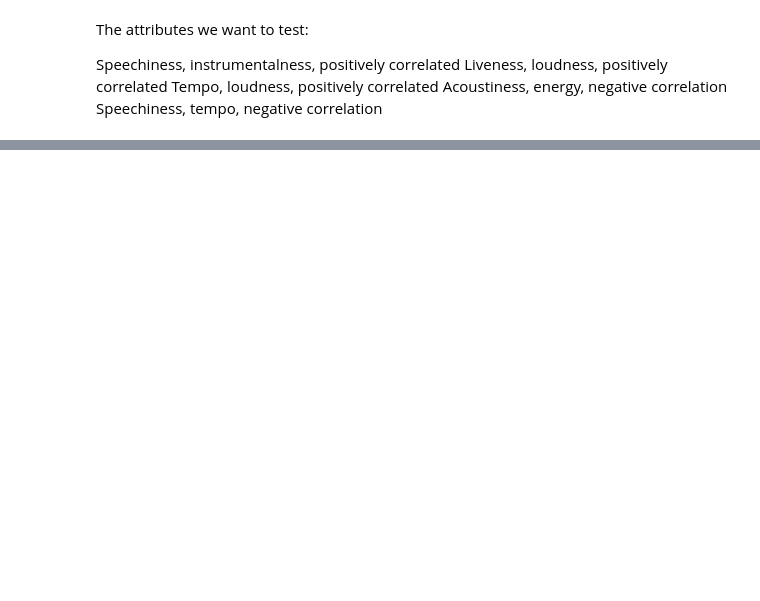
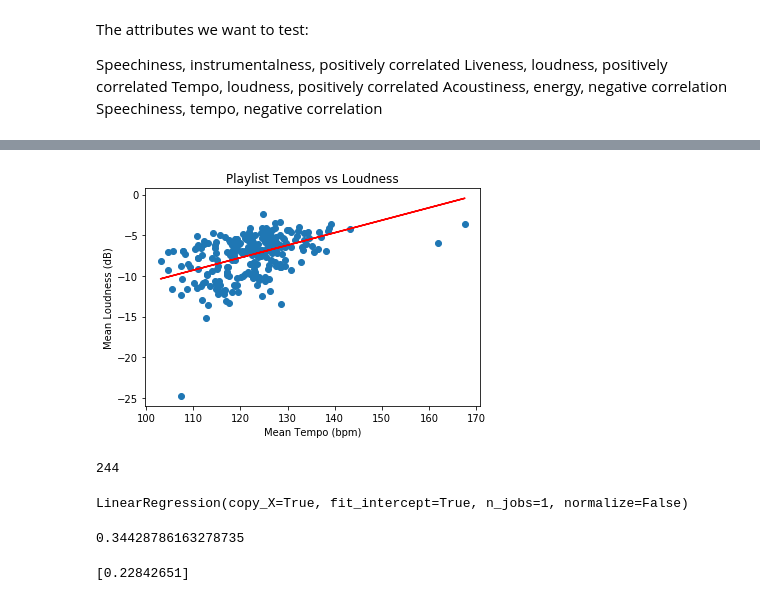
Before and after one commit to csick52/Project-1, a Jupyter notebook: SPOTIFY_PLAYLIST_DICTIONARY.ipynb, the cells around one changed output, grey strips where cells are left out. Saved outputs shown, nothing was run; the diff lists cells and outputs as text; code cells hidden in the pictures; blank space fills up the shorter version.

```diff
--- a/SPOTIFY_PLAYLIST_DICTIONARY.ipynb
+++ b/SPOTIFY_PLAYLIST_DICTIONARY.ipynb
@@ -291,0 +297,45 @@ plt.show()
+# %%
+line = coef*X + intercept
+plt.plot(X, y, "o", X, line, "r-")
+plt.xlabel("Mean Tempo (bpm)")
+plt.ylabel("Mean Loudness (dB)")
+plt.title("Playlist Tempos vs Loudness")
+plt.savefig("tempo_loudness_plot.png")
+plt.show()
+# %% [output]
+[figure, added]
+# %%
+# Mode vs Valence
+
+my_dict = {
+    "Mode Avgs":mode_avgs,
+    "Valence Avgs":valence_avgs
+}
+
+df = pd.DataFrame(my_dict)
+df.head()
+len(df.index)
+# %% [output]
+244
+# %%
+X = df.iloc[:, :-1].values
+y = df.iloc[:, 1].values
+
+from sklearn.model_selection import train_test_split
+X_train, X_test, y_train, y_test = train_test_split(X, y, test_size=0.2, random_state=0)
+
+from sklearn.linear_model import LinearRegression
+regressor = LinearRegression()
+regressor.fit(X_train, y_train)
+# %% [output]
+LinearRegression(copy_X=True, fit_intercept=True, n_jobs=1, normalize=False)
+# %%
+intercept = regressor.intercept_
+print(regressor.intercept_)
+# %% [output]
+0.34428786163278735
+# %%
+coef = regressor.coef_
+print(regressor.coef_)
+# %% [output]
+[0.22842651]
```
Also changed, not shown: parts of 67 cells of this notebook.
